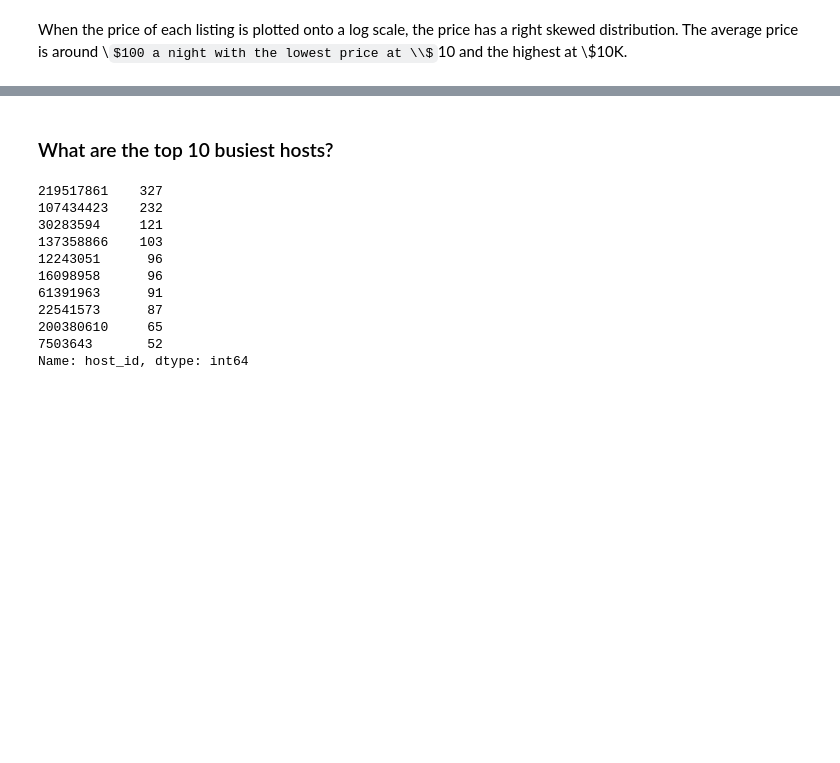
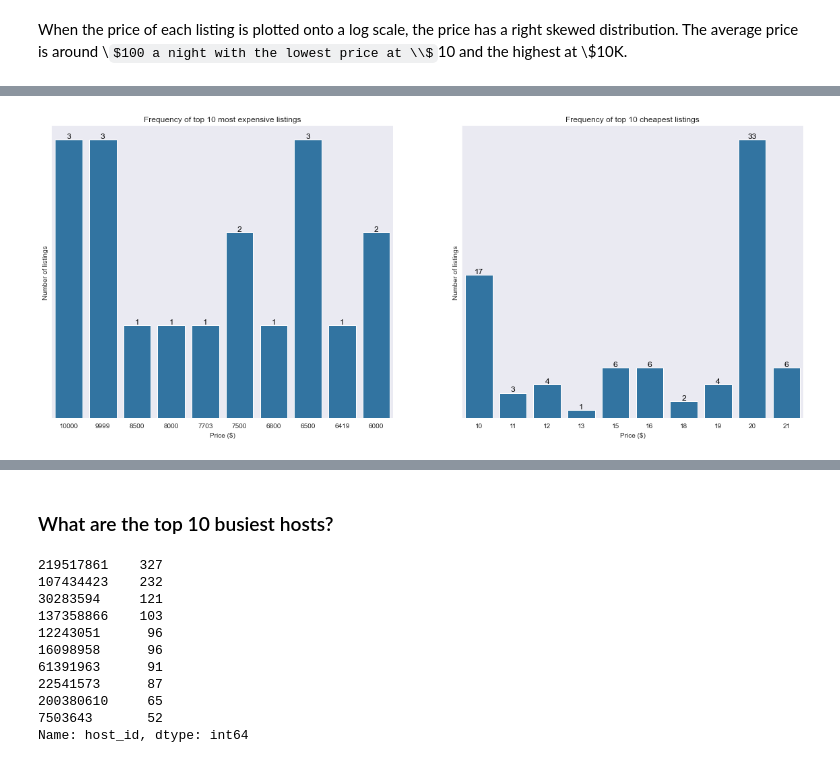
Before and after one commit to Vincentk-94/New-York-City-Airbnb, a Jupyter notebook: New York City Airbnb.ipynb, the cells around one changed output, grey strips where cells are left out. Cells and saved outputs as stored; diff of their text form; code cells hidden in the pictures; some formulas as TeX source; blank space fills up the shorter version.

```diff
--- a/New York City Airbnb.ipynb
+++ b/New York City Airbnb.ipynb
@@ -282,0 +273,42 @@ top_10 = airbnb.sort_values('price',ascending=False)[['host_name','price']][:10]
+# %%
+# data setup
+listings = airbnb[airbnb['price']>0] # exclude listings with no price
+price_group = listings.groupby('price',as_index=False).count() # count number of listings at each price
+top_price = price_group.price.sort_values(ascending=False) # sort by price
+thres = 10
+
+# set threshold
+highest_price = top_price.index[:thres]
+lowest_price = top_price.index[-thres:]
+
+# create sub dataframe
+expensive_sub = price_group.loc[highest_price]
+cheapest_sub = price_group.loc[lowest_price]
+# %%
+def count_values_rev(df,col):
+    count = df[col].values[::-1] #reverse array and list values in order
+    for i in range (count.shape[0]):
+        values = count[i]
+        plt.text(i,values,values,ha='center',va='bottom',color='black',size=12)
+    plt.yticks([])#remove yticks;
+
+def count_values(df,col):
+    count = df[col].values #list values in order
+    for i in range (count.shape[0]):
+        values = count[i]
+        plt.text(i,values,values,ha='center',va='bottom',color='black',size=12)
+    plt.yticks([])#remove yticks;
+# %%
+plt.figure(figsize=(20,8))
+plt.subplot(1,2,1)
+order = expensive_sub['price'].values # sort by most expensive
+sns.barplot(data=expensive_sub,x='price',y='name',color=base_colour,order=order)
+labels('Frequency of top 10 most expensive listings','Price ($)','Number of listings')
+count_values(expensive_sub,'name')
+
+plt.subplot(1,2,2)
+sns.barplot(data=cheapest_sub,x='price',y='name',color=base_colour)
+labels('Frequency of top 10 cheapest listings','Price ($)','Number of listings')
+count_values_rev(cheapest_sub,'name');
+# %% [output]
+[figure, added]
```
Also changed, not shown: parts of 5 cells of this notebook.
